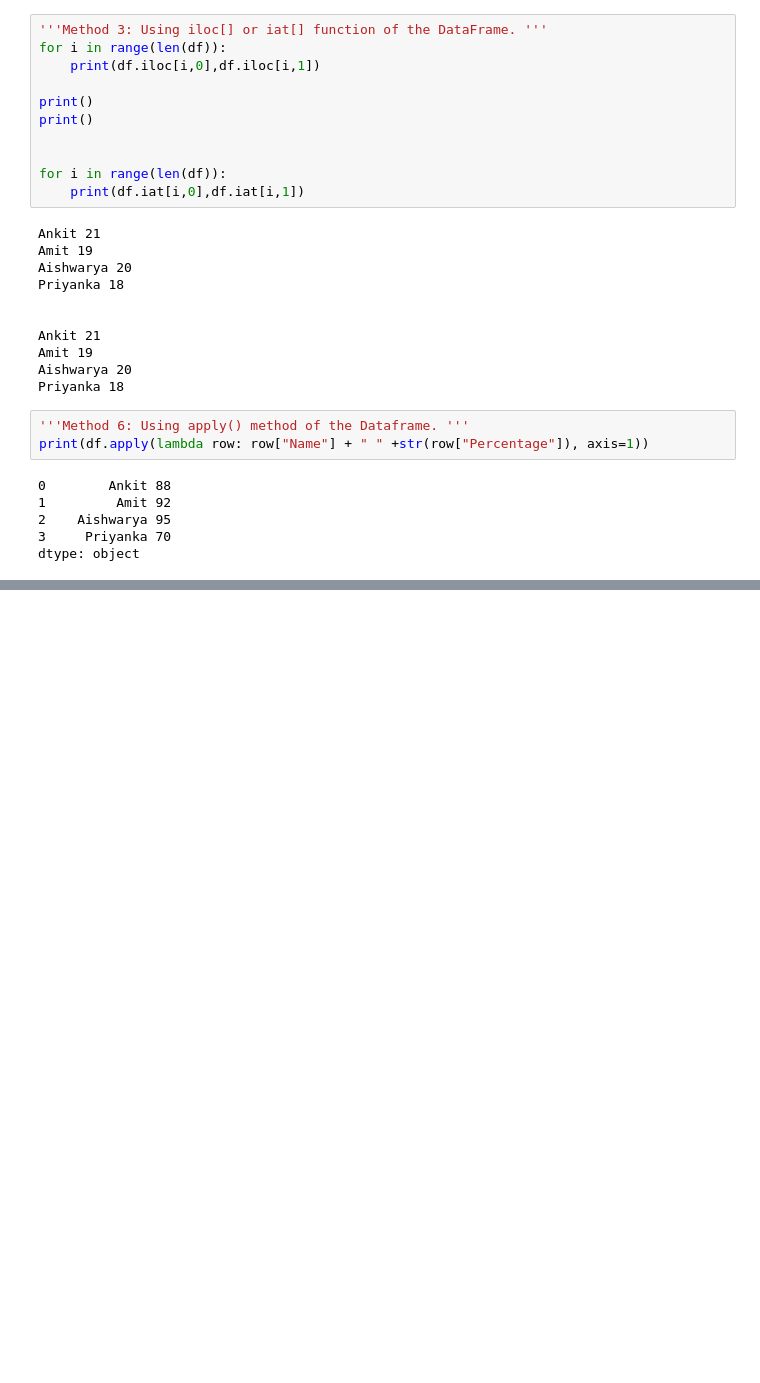
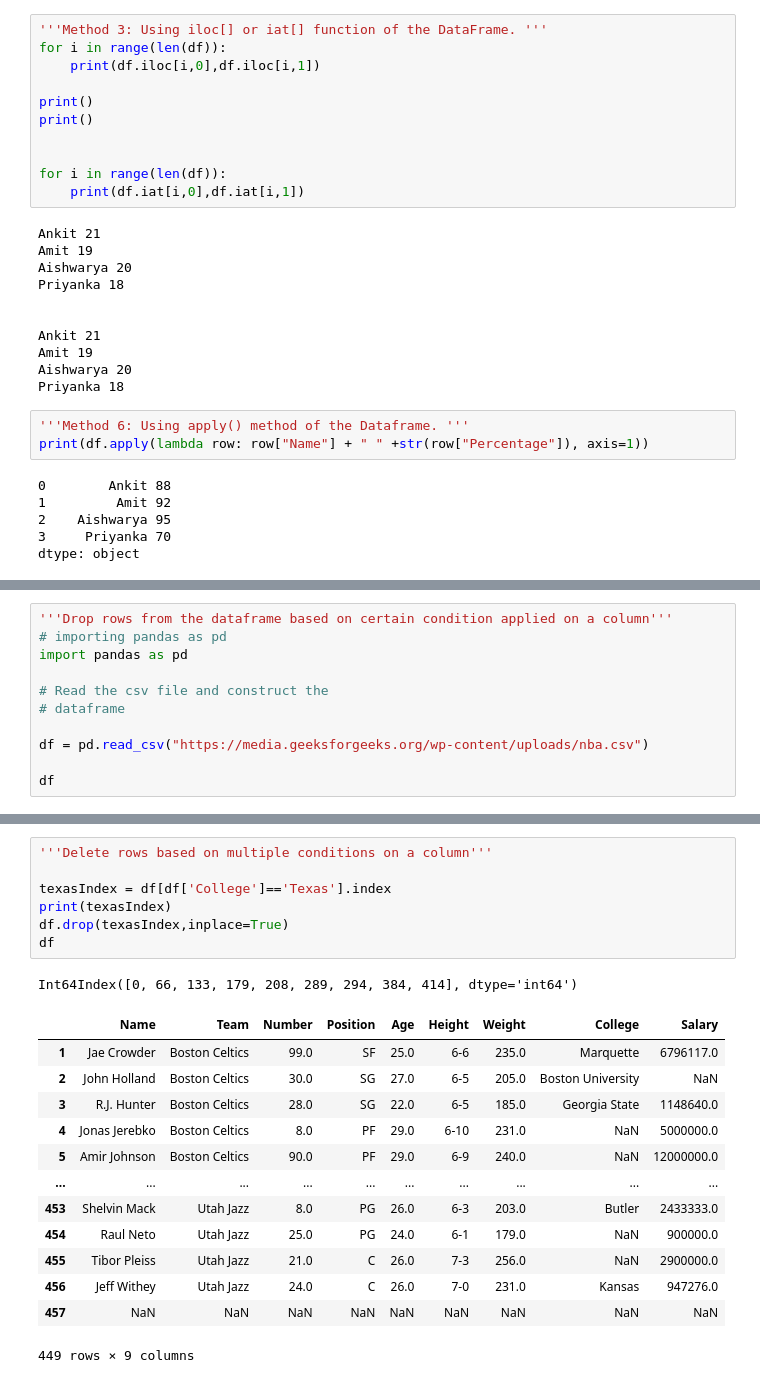
Before and after one commit to SHIVRAJSHINDE/Eda-FeatureEngineering, a Jupyter notebook: EDA/Assignment/PPTassignment-2/PandasPractice.ipynb, the cells around one changed output, grey strips where cells are left out. Cells and saved outputs as stored; diff of their text form; blank space fills up the shorter version.

```diff
--- a/EDA/Assignment/PPTassignment-2/PandasPractice.ipynb
+++ b/EDA/Assignment/PPTassignment-2/PandasPractice.ipynb
@@ -557,0 +808,11 @@ dtype: object
+# %%
+'''Drop rows from the dataframe based on certain condition applied on a column'''
+# importing pandas as pd
+import pandas as pd
+
+# Read the csv file and construct the
+# dataframe
+
+df = pd.read_csv("https://media.geeksforgeeks.org/wp-content/uploads/nba.csv")
+
+df
@@ -557,0 +851,22 @@ dtype: object
+# %%
+'''Delete rows based on multiple conditions on a column'''
+
+texasIndex = df[df['College']=='Texas'].index
+print(texasIndex)
+df.drop(texasIndex,inplace=True)
+df
+# %% [output]
+Int64Index([0, 66, 133, 179, 208, 289, 294, 384, 414], dtype='int64')
+|  | Name | Team | Number | Position | Age | Height | Weight | College | Salary |
+| 1 | Jae Crowder | Boston Celtics | 99.0 | SF | 25.0 | 6-6 | 235.0 | Marquette | 6796117.0 |
+| 2 | John Holland | Boston Celtics | 30.0 | SG | 27.0 | 6-5 | 205.0 | Boston University | NaN |
+| 3 | R.J. Hunter | Boston Celtics | 28.0 | SG | 22.0 | 6-5 | 185.0 | Georgia State | 1148640.0 |
+| 4 | Jonas Jerebko | Boston Celtics | 8.0 | PF | 29.0 | 6-10 | 231.0 | NaN | 5000000.0 |
+| 5 | Amir Johnson | Boston Celtics | 90.0 | PF | 29.0 | 6-9 | 240.0 | NaN | 12000000.0 |
+| ... | ... | ... | ... | ... | ... | ... | ... | ... | ... |
+| 453 | Shelvin Mack | Utah Jazz | 8.0 | PG | 26.0 | 6-3 | 203.0 | Butler | 2433333.0 |
+| 454 | Raul Neto | Utah Jazz | 25.0 | PG | 24.0 | 6-1 | 179.0 | NaN | 900000.0 |
+| 455 | Tibor Pleiss | Utah Jazz | 21.0 | C | 26.0 | 7-3 | 256.0 | NaN | 2900000.0 |
+| 456 | Jeff Withey | Utah Jazz | 24.0 | C | 26.0 | 7-0 | 231.0 | Kansas | 947276.0 |
+| 457 | NaN | NaN | NaN | NaN | NaN | NaN | NaN | NaN | NaN |
+449 rows × 9 columns
```
Also changed, not shown: parts of 35 cells of this notebook.
